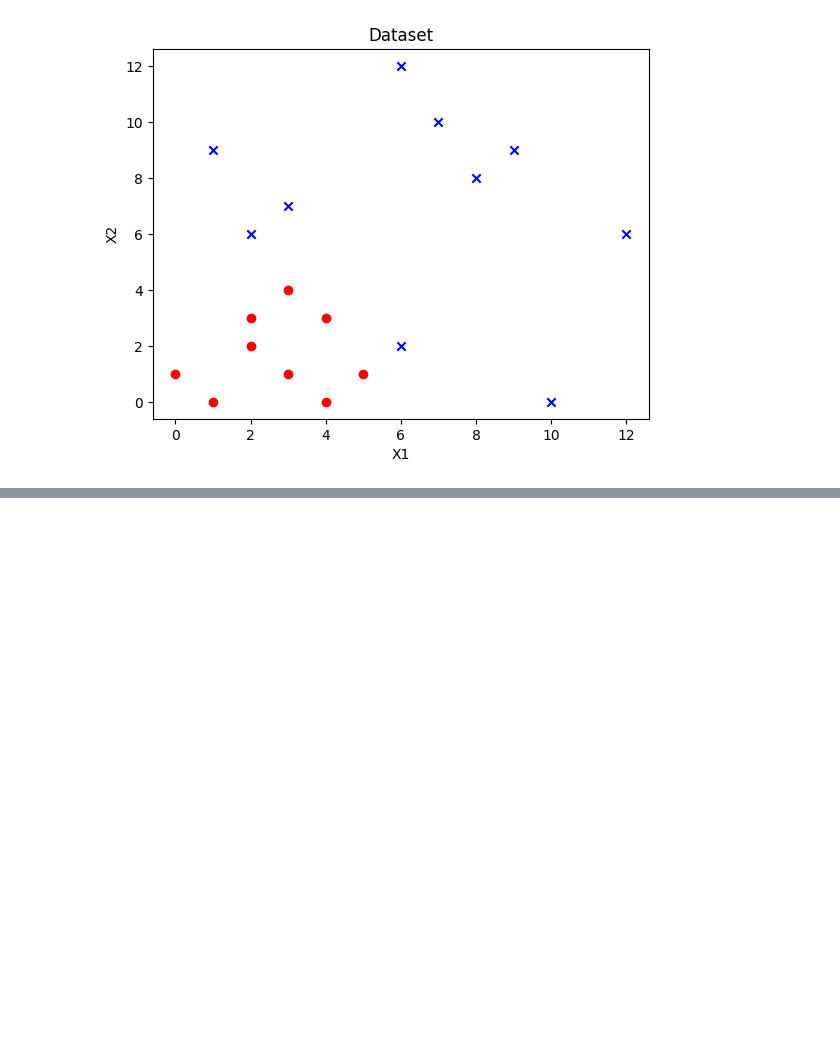
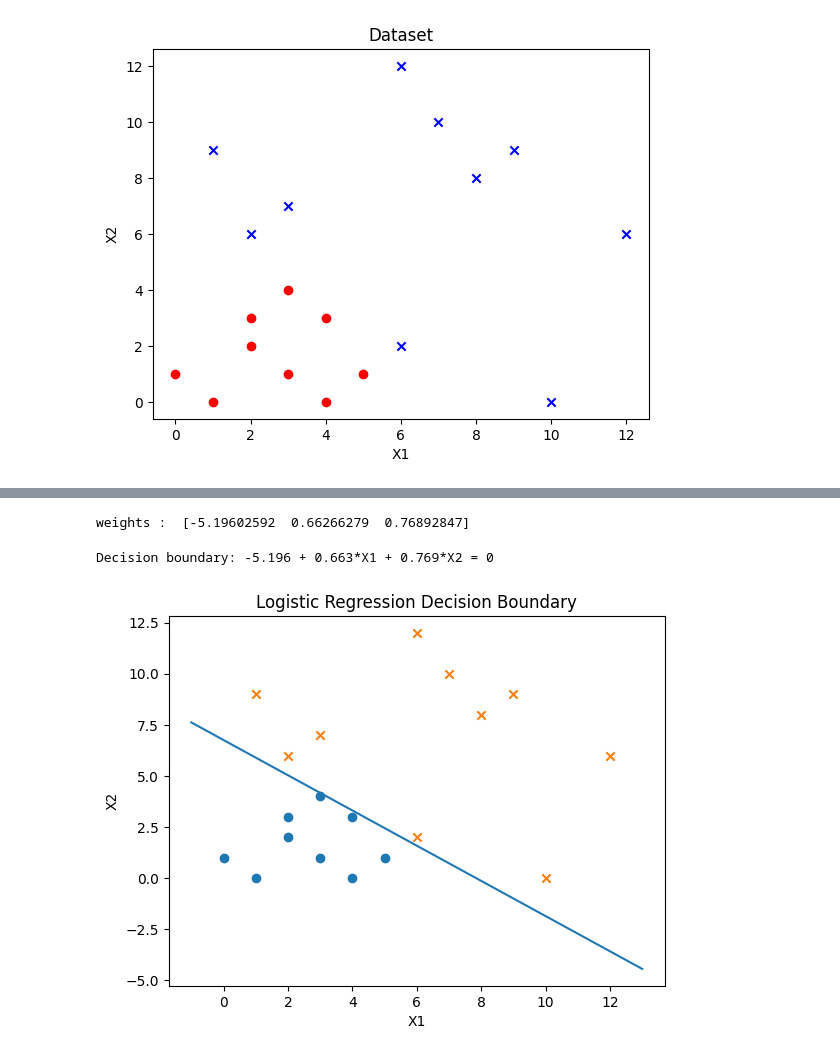
Before and after one commit to NietzscheDostoevsky/MastersDS, a Jupyter notebook: AM620-Lab/classification/logistic-regression-assignment-5.ipynb, the cells around one changed output, grey strips where cells are left out. Drawn from its saved outputs; the diff is of its cells as text; code cells hidden in the pictures; blank space fills up the shorter version.

```diff
--- a/AM620-Lab/classification/logistic-regression-assignment-5.ipynb
+++ b/AM620-Lab/classification/logistic-regression-assignment-5.ipynb
@@ -49,0 +57,3 @@ plt.show()
+# %%
+X = np.c_[np.ones(X.shape[0]), X]
+X
@@ -49,0 +80,43 @@ plt.show()
+# %%
+def sigmoid(z):
+    return 1 / (1 + np.exp(-z))
+# %%
+def grad_descent(X, y, lr=0.01, epochs = 10000):
+    m,n = X.shape
+    w = np.zeros(n)
+
+    for i in range(epochs):
+        z = X @ w
+        h = sigmoid(z)
+        gradient = (1/m) * (X.T @ (h - y))
+        w -= lr * gradient
+
+    return w
+# %%
+w = grad_descent(X, y)
+print("weights : ", w)
+# %% [output]
+weights :  [-5.19602592  0.66266279  0.76892847]
+# %%
+print(f"Decision boundary: {w[0]:.3f} + {w[1]:.3f}*X1 + {w[2]:.3f}*X2 = 0")
+# %% [output]
+Decision boundary: -5.196 + 0.663*X1 + 0.769*X2 = 0
+# %%
+
+plt.figure()
+
+plt.scatter(A["X1"], A["X2"], marker="o")
+plt.scatter(B["X1"], B["X2"], marker="x")
+
+x_values = np.linspace(data["X1"].min()-1, data["X1"].max()+1, 100)
+x2_values = (-w[0] - w[1]*x_values) / w[2]
+
+plt.plot(x_values, x2_values)
+
+plt.xlabel("X1")
+plt.ylabel("X2")
+plt.title("Logistic Regression Decision Boundary")
+
+plt.show()
+# %% [output]
+[figure, added]
```
Also changed, not shown: parts of 3 cells of this notebook.
